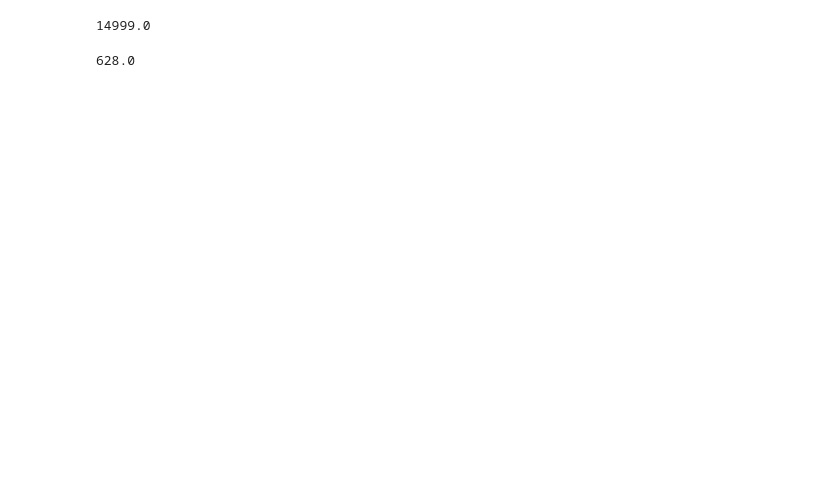
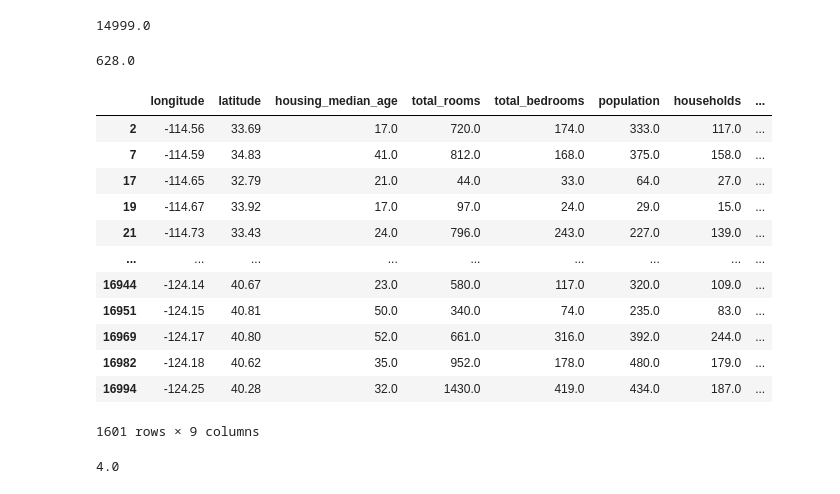
Before and after one commit to RusTK08/DZ24, a Jupyter notebook: Untitled0.ipynb, the cells around one changed output. Cells and saved outputs as stored; diff of their text form; code cells hidden in the pictures; blank space fills up the shorter version.

```diff
--- a/Untitled0.ipynb
+++ b/Untitled0.ipynb
@@ -125,0 +110,22 @@ df[df["median_house_value"] == df["median_house_value"].min()]["population"].max
+# %%
+df = pd.read_csv("/content/sample_data/california_housing_train.csv")
+# %%
+df[(df["population"] > 0) & (df["population"] < 500)]
+# %% [output]
+|  | longitude | latitude | housing_median_age | total_rooms | total_bedrooms | population | households | ... |
+| 2 | -114.56 | 33.69 | 17.0 | 720.0 | 174.0 | 333.0 | 117.0 | ... |
+| 7 | -114.59 | 34.83 | 41.0 | 812.0 | 168.0 | 375.0 | 158.0 | ... |
+| 17 | -114.65 | 32.79 | 21.0 | 44.0 | 33.0 | 64.0 | 27.0 | ... |
+| 19 | -114.67 | 33.92 | 17.0 | 97.0 | 24.0 | 29.0 | 15.0 | ... |
+| 21 | -114.73 | 33.43 | 24.0 | 796.0 | 243.0 | 227.0 | 139.0 | ... |
+| ... | ... | ... | ... | ... | ... | ... | ... | ... |
+| 16944 | -124.14 | 40.67 | 23.0 | 580.0 | 117.0 | 320.0 | 109.0 | ... |
+| 16951 | -124.15 | 40.81 | 50.0 | 340.0 | 74.0 | 235.0 | 83.0 | ... |
+| 16969 | -124.17 | 40.80 | 52.0 | 661.0 | 316.0 | 392.0 | 244.0 | ... |
+| 16982 | -124.18 | 40.62 | 35.0 | 952.0 | 178.0 | 480.0 | 179.0 | ... |
+| 16994 | -124.25 | 40.28 | 32.0 | 1430.0 | 419.0 | 434.0 | 187.0 | ... |
+1601 rows × 9 columns
+# %%
+df[df["population"] == df["population"].min()]["households"].max()
+# %% [output]
+4.0
```
Also changed, not shown: parts of 2 cells of this notebook.
